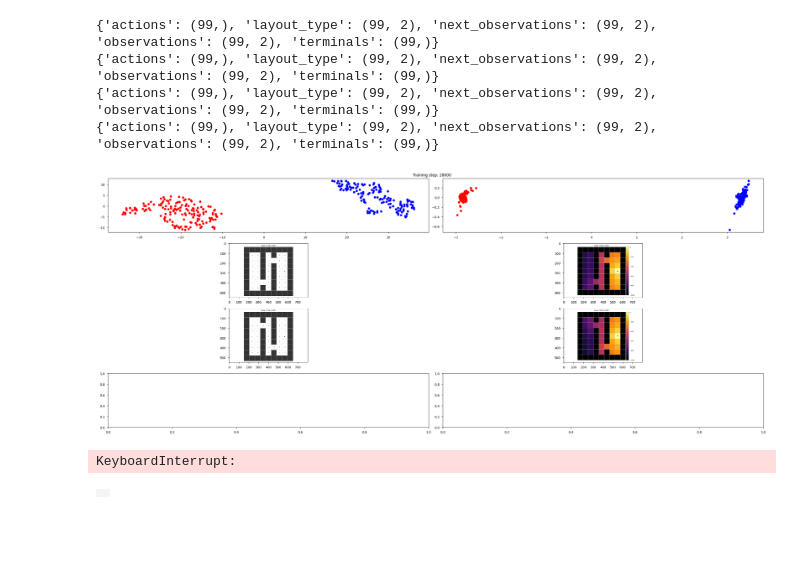
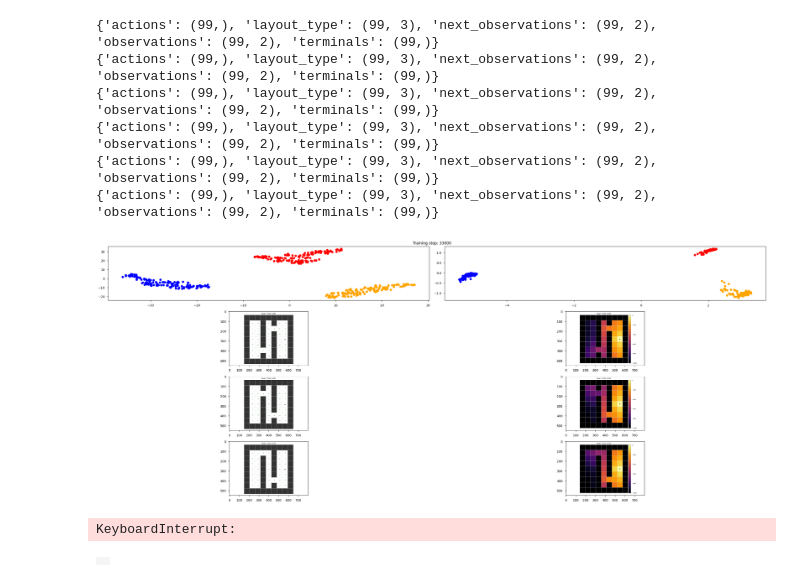
Before and after one commit to skylooop/BeliefConditionedFB, a Jupyter notebook: notebooks/in_context_gciql.ipynb, the cells around one changed output. Drawn from its saved outputs; the diff is of its cells as text; code cells hidden in the pictures; blank space fills up the shorter version.

```diff
--- a/notebooks/in_context_gciql.ipynb
+++ b/notebooks/in_context_gciql.ipynb
@@ -51,7 +51,7 @@ mediapy.show_images(layouts, width=256, height=256)
 from envs.minigrid.env_utils import random_exploration, q_learning
 
 train_layout_data = []
-NUM_TRAIN_LAYOUTS = 2
+NUM_TRAIN_LAYOUTS = 3
 NUM_TRAIN_STEPS = 100
 NUM_TRAIN_EPISODES = 2000
 
@@ -320,0 +321,6 @@ plt.imshow(pred_value_img)
+# %%
+env = DynamicsGeneralization_Doors(render_mode="rgb_array", highlight=False, max_steps=200, agent_start_pos=(3, 6))
+env._gen_grid = partial(env._gen_grid, layout_type=0)
+env = MinigridWrapper(env)
+env.reset()
+plt.imshow(env.render())
@@ -348,9 +357,9 @@ if iql_config['agent']['use_context']:
     third_layout_indxs = jnp.where(jnp.any((plot_layouts['traj_states'][:, :, 0] == 3.0) & (plot_layouts['traj_states'][:, :, 1] == 1.0), 1))[0]
     third_layout_trajs = jax.tree_util.tree_map(lambda arr: arr[third_layout_indxs], plot_layouts)
 
-    plot_layouts = jax.tree.map(lambda x, y: jnp.concatenate([x, y]), first_layout_trajs, sec_layout_trajs)#, third_layout_trajs)
-    colors = ['blue'] * first_layout_trajs['traj_actions'].shape[0] + ['red'] * sec_layout_trajs['traj_actions'].shape[0]# +\
-        #['orange'] * third_layout_trajs['traj_actions'].shape[0]
+    plot_layouts = jax.tree.map(lambda x, y, z: jnp.concatenate([x, y, z]), first_layout_trajs, sec_layout_trajs, third_layout_trajs)
+    colors = ['blue'] * first_layout_trajs['traj_actions'].shape[0] + ['red'] * sec_layout_trajs['traj_actions'].shape[0] +\
+        ['orange'] * third_layout_trajs['traj_actions'].shape[0]
 
 for update_steps in pbar:
     key = jax.random.fold_in(GLOBAL_KEY, update_steps)
@@ -364,7 +373,7 @@ for update_steps in pbar:
         #                                                     context_length=iql_config['agent']['context_len'])
         _, batch, _ = gc_whole_dataset.sample(iql_config['agent']['batch_size'], layout_type=update_steps % NUM_TRAIN_LAYOUTS,
                                                             context_length=NUM_TRAIN_STEPS)
-        iql_agent, update_info = iql_agent.update(batch, batch, train_context_embedding=True if update_steps < 19_000 else False)
+        iql_agent, update_info = iql_agent.update(batch, batch, train_context_embedding=True if update_steps < 21_000 else False)
 
     if update_steps % 1_000 == 0:
         clear_output()
@@ -386,42 +395,44 @@ for update_steps in pbar:
             pred_value_img = visualize_value_image(layout_type=0)
             axs[1, 1].imshow(pred_value_img)
 
             pred_policy_img = visualize_policy_image(layout_type=1)
             axs[2,0].imshow(pred_policy_img)
             pred_value_img = visualize_value_image(layout_type=1)
             axs[2, 1].imshow(pred_value_img)
 
-            # pred_policy_img = visualize_policy_image(layout_type=2)
-            # axs[3,0].imshow(pred_policy_img)
-            # pred_value_img = visualize_value_image(layout_type=2)
-            # axs[3, 1].imshow(pred_value_img)
+            pred_policy_img = visualize_policy_image(layout_type=2)
+            axs[3,0].imshow(pred_policy_img)
+            pred_value_img = visualize_value_image(layout_type=2)
+            axs[3, 1].imshow(pred_value_img)
         else:
             fig, axs = plt.subplots(nrows=2, ncols=2, figsize=(20, 15))
             pred_policy_img = visualize_policy_image(layout_type=0)
             axs[0, 0].imshow(pred_policy_img)
             pred_value_img = visualize_value_image(layout_type=0)
             axs[0, 1].imshow(pred_value_img)
 
             pred_policy_img = visualize_policy_image(layout_type=1)
             axs[1, 0].imshow(pred_policy_img)
             pred_value_img = visualize_value_image(layout_type=1)
             axs[1, 1].imshow(pred_value_img)
 
             # pred_policy_img = visualize_policy_image(layout_type=2)
             # axs[2, 0].imshow(pred_policy_img)
             # pred_value_img = visualize_value_image(layout_type=2)
             # axs[2, 1].imshow(pred_value_img)
 
         fig.suptitle(f"Training step: {update_steps}")
         plt.tight_layout()
         display(fig)
         plt.close(fig)
 # %% [output]
-{'actions': (99,), 'layout_type': (99, 2), 'next_observations': (99, 2), 'observations': (99, 2), 'terminals': (99,)}
-{'actions': (99,), 'layout_type': (99, 2), 'next_observations': (99, 2), 'observations': (99, 2), 'terminals': (99,)}
-{'actions': (99,), 'layout_type': (99, 2), 'next_observations': (99, 2), 'observations': (99, 2), 'terminals': (99,)}
-{'actions': (99,), 'layout_type': (99, 2), 'next_observations': (99, 2), 'observations': (99, 2), 'terminals': (99,)}
+{'actions': (99,), 'layout_type': (99, 3), 'next_observations': (99, 2), 'observations': (99, 2), 'terminals': (99,)}
+{'actions': (99,), 'layout_type': (99, 3), 'next_observations': (99, 2), 'observations': (99, 2), 'terminals': (99,)}
+{'actions': (99,), 'layout_type': (99, 3), 'next_observations': (99, 2), 'observations': (99, 2), 'terminals': (99,)}
+{'actions': (99,), 'layout_type': (99, 3), 'next_observations': (99, 2), 'observations': (99, 2), 'terminals': (99,)}
+{'actions': (99,), 'layout_type': (99, 3), 'next_observations': (99, 2), 'observations': (99, 2), 'terminals': (99,)}
+{'actions': (99,), 'layout_type': (99, 3), 'next_observations': (99, 2), 'observations': (99, 2), 'terminals': (99,)}
-[figure, old version]
+[figure, new version]
 KeyboardInterrupt:
 # %%
 env = DynamicsGeneralization_Doors(render_mode="rgb_array", highlight=False, max_steps=200, agent_start_pos=(1, 4))
```
Also changed, not shown: parts of 7 cells of this notebook, 14 other files.
